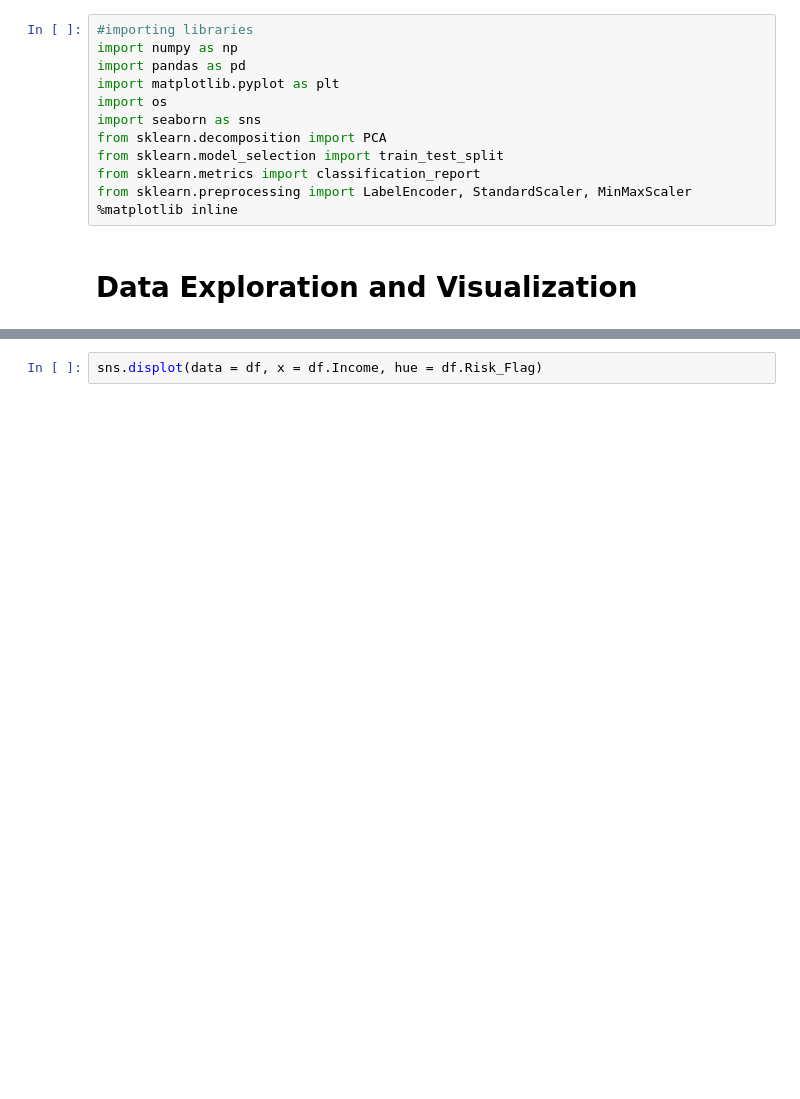
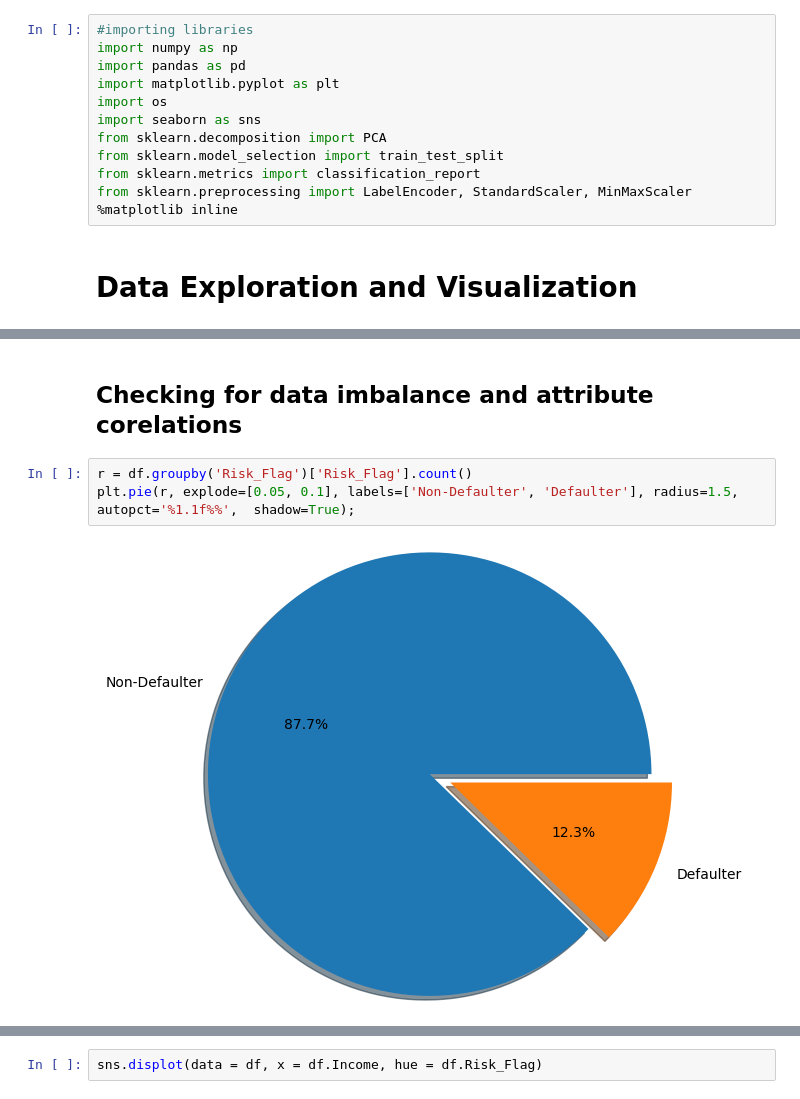
Before and after one commit to Gabinson200/CITI_2023_Summer_Intern, a Jupyter notebook: defult_data_visualization0.1.ipynb, the cells around one changed output, grey strips where cells are left out. Cells and saved outputs as stored; diff of their text form; blank space fills up the shorter version.

```diff
--- a/defult_data_visualization0.1.ipynb
+++ b/defult_data_visualization0.1.ipynb
@@ -46,3 +46,10 @@ memory usage: 25.0+ MB
 | 50% | 126000.500000 | 5.000694e+06 | 50.000000 | 10.000000 | 6.000000 | 12.000000 | 0.000000 |
 | 75% | 189000.250000 | 7.477502e+06 | 65.000000 | 15.000000 | 9.000000 | 13.000000 | 0.000000 |
 | max | 252000.000000 | 9.999938e+06 | 79.000000 | 20.000000 | 14.000000 | 14.000000 | 1.000000 |
+# %% [markdown]
+## Checking for data imbalance and attribute corelations
+# %%
+r = df.groupby('Risk_Flag')['Risk_Flag'].count()
+plt.pie(r, explode=[0.05, 0.1], labels=['Non-Defaulter', 'Defaulter'], radius=1.5, autopct='%1.1f%%',  shadow=True);
+# %% [output]
+[figure, added]
```
Also changed, not shown: parts of 11 cells of this notebook.
